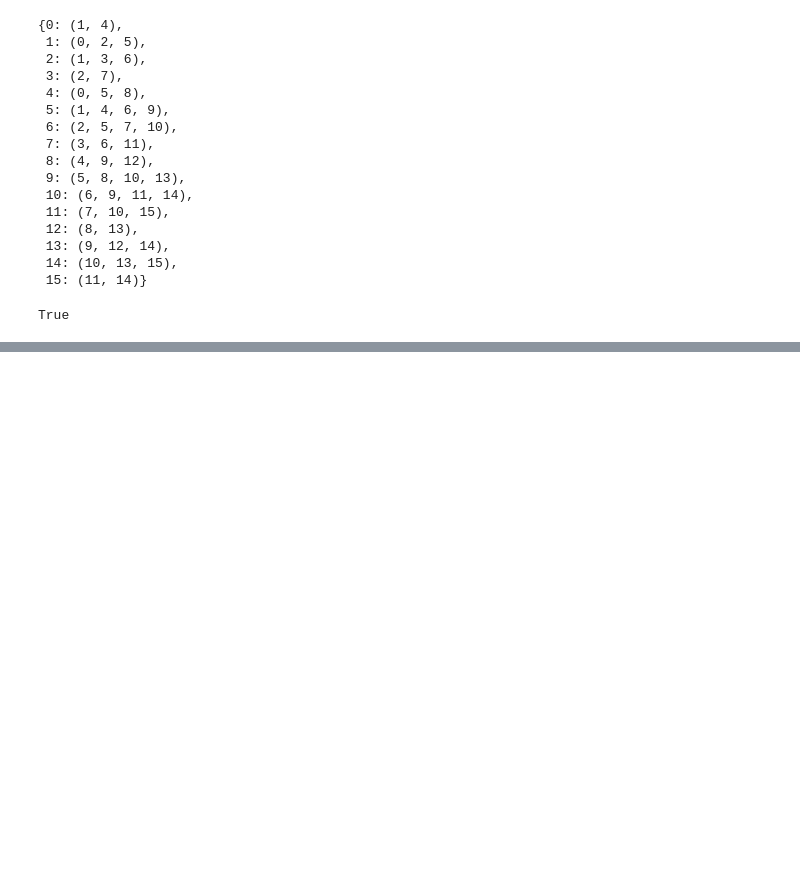
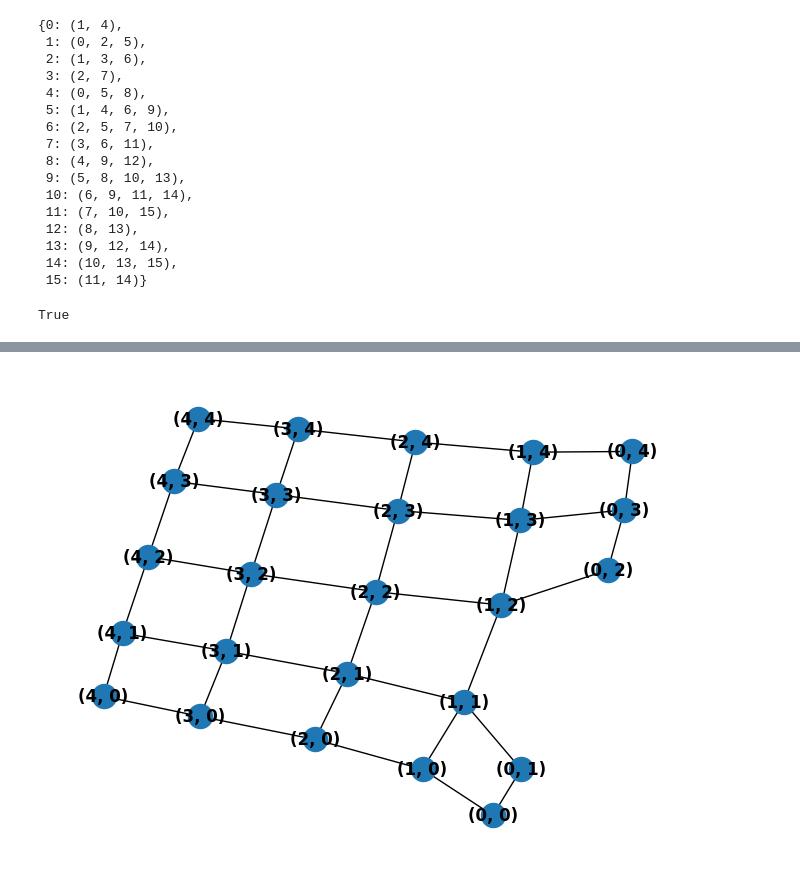
Before and after one commit to mezgoodle/ai_labs, a Jupyter notebook: Lab1/lab.ipynb, the cells around one changed output, grey strips where cells are left out. Saved outputs shown, nothing was run; the diff lists cells and outputs as text; code cells hidden in the pictures; blank space fills up the shorter version.

```diff
--- a/Lab1/lab.ipynb
+++ b/Lab1/lab.ipynb
@@ -158,0 +188,5 @@ plt.show()
+# %%
+nx.draw(G, with_labels=True, font_weight='bold')
+plt.show()
+# %% [output]
+[figure, added]
```
Also changed, not shown: parts of 10 cells of this notebook.
